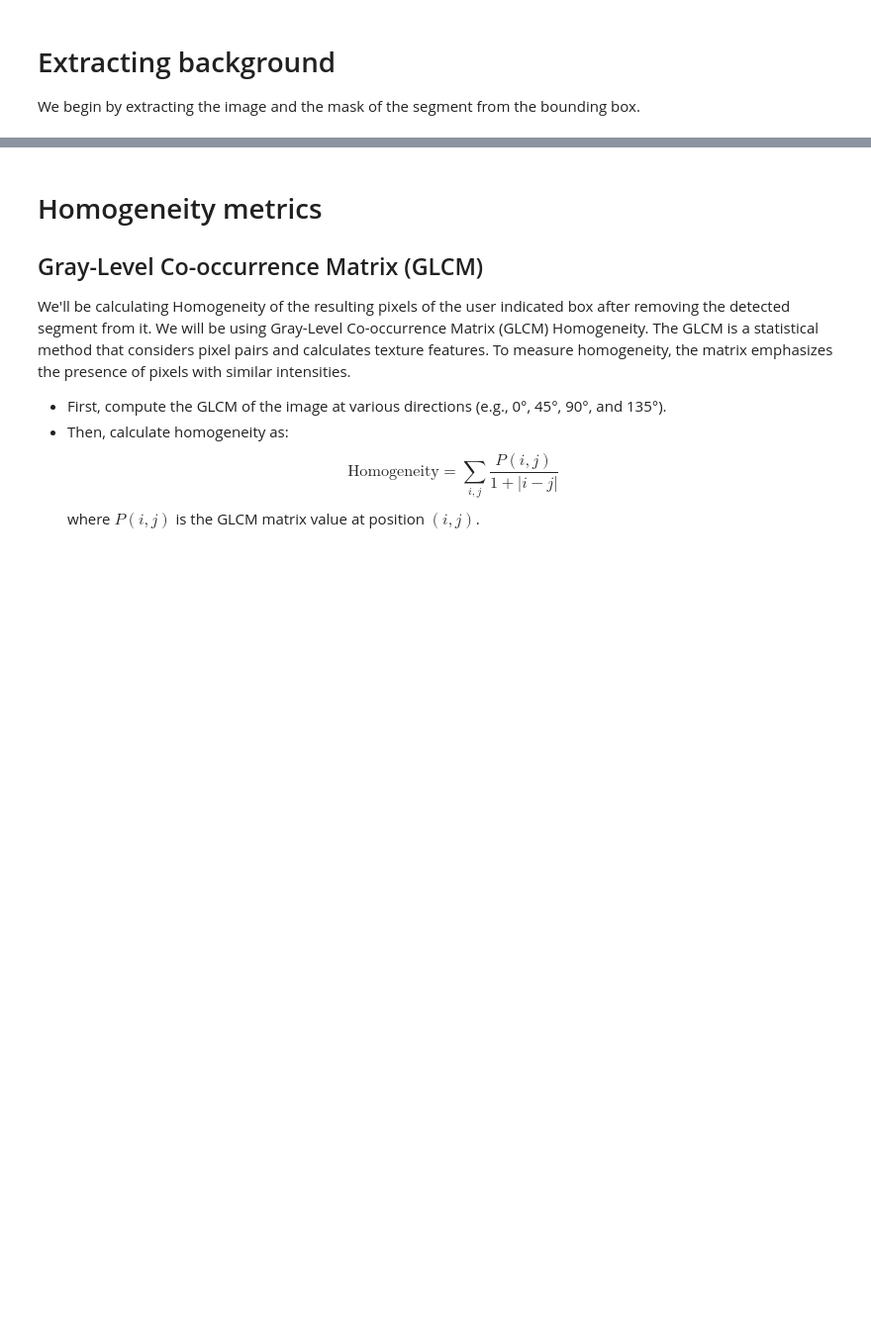
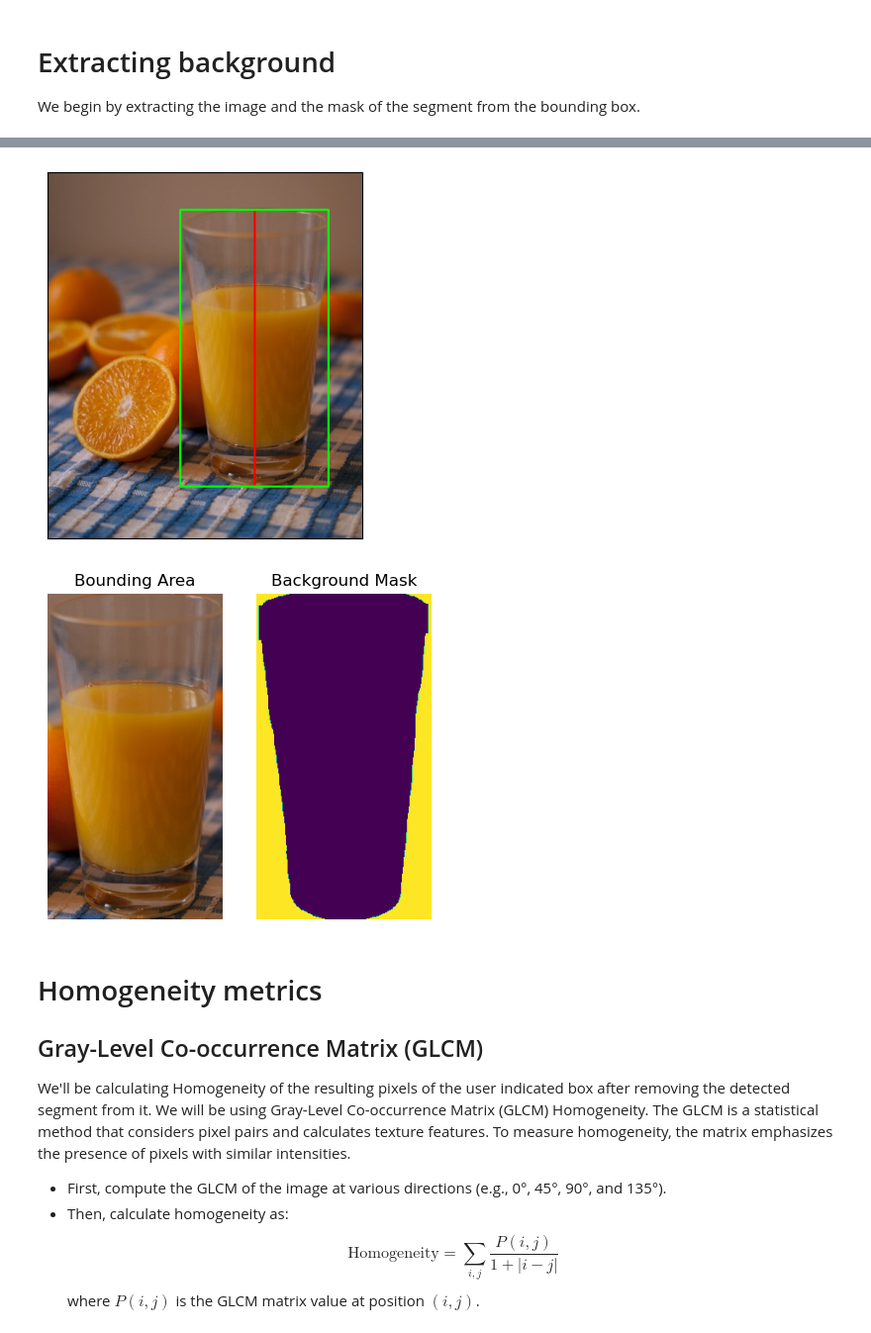
Before and after one commit to GMuradas99/Symmetry-Object-Detection-Analysis, a Jupyter notebook: homogeneity_metrics.ipynb, the cells around one changed output, grey strips where cells are left out. Shown at 99% size. Cells and saved outputs as stored; diff of their text form; code cells hidden in the pictures; blank space fills up the shorter version.

```diff
--- a/homogeneity_metrics.ipynb
+++ b/homogeneity_metrics.ipynb
@@ -53,3 +67,43 @@ plt.imshow(img_orig)
+# %%
+row = filtered_od_matches.iloc[19]
+
+if True:
+    box_row = boxes.iloc[int(row['box_id'])]
+    img_orig = cv2.cvtColor(cv2.imread(display.getImgPath(box_row['file_name'])), cv2.COLOR_BGR2RGB)
+
+    display.drawBB(img_orig, box_row, thicknessAxis=2, thicknessRectangle=2)
+
+    plt.xticks([])
+    plt.yticks([])
+    plt.imshow(img_orig)
+    plt.show()
+
+    # Loading image and mask
+box_row = boxes.iloc[int(row['box_id'])]
+img_orig = cv2.cvtColor(cv2.imread(display.getImgPath(box_row['file_name'])), cv2.COLOR_BGR2RGB)
+mask = predictions[box_row['file_name']].masks[row['match_id']].data.cpu().numpy()[0]
+mask = cv2.resize(mask, (predictions[box_row['file_name']].orig_shape[1], predictions[box_row['file_name']].orig_shape[0]))
+
+# Cropping image and mask
+mask = display.crop_image(mask, box_row)
+img = display.crop_image(img_orig, box_row)
+
+# Inverting mask
+mask = np.where(mask == 0, 1, 0)
+
+fig, axes = plt.subplots(1, 2, figsize=(5, 5))
+axes[0].imshow(img, cmap='gray')
+axes[0].set_title('Bounding Area')
+axes[0].axis('off')
+
+axes[1].imshow(mask)
+axes[1].set_title('Background Mask')
+axes[1].axis('off')
+
+plt.show()
+# %% [output]
+[figure, added]
+[figure, added]
 # %% [markdown]
 # Homogeneity metrics
 
```
Also changed, not shown: parts of 8 cells of this notebook, 4 other files.
